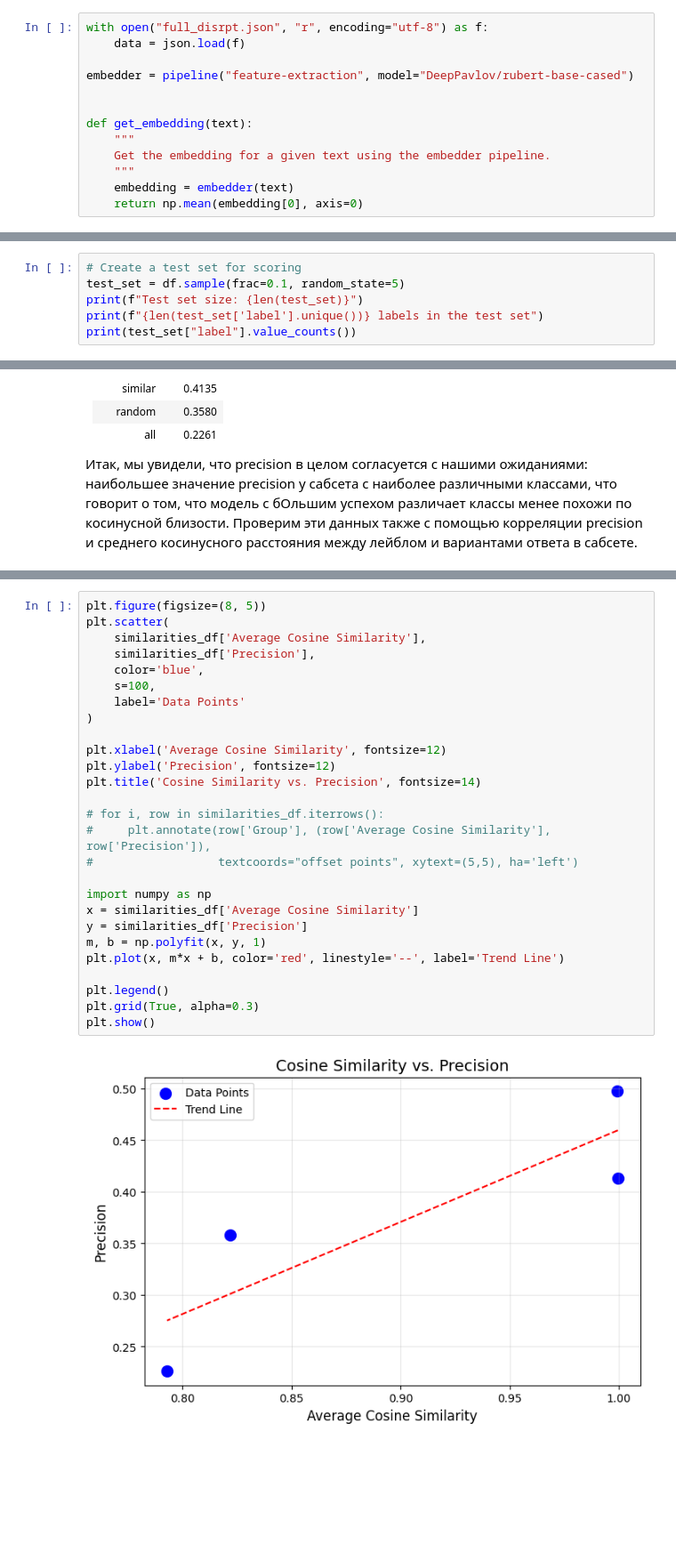
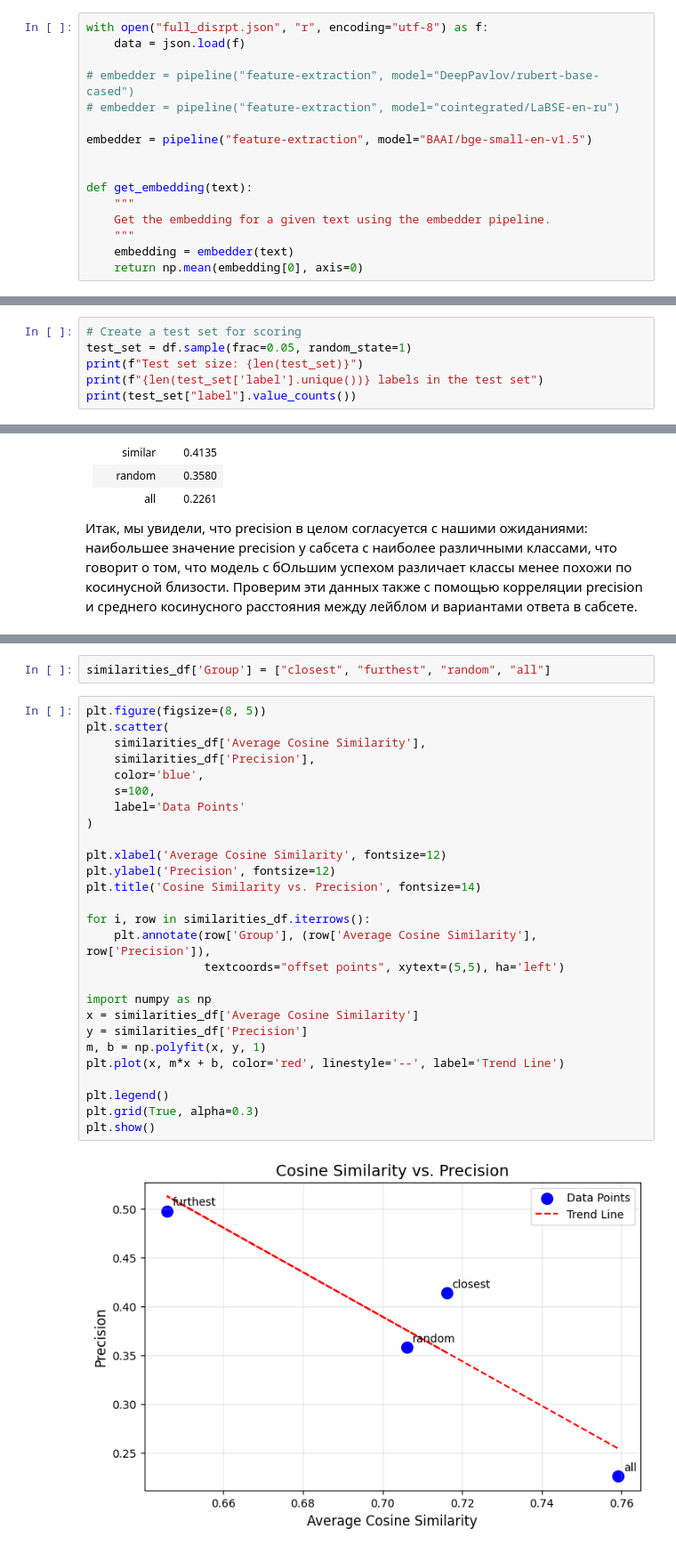
Before and after one commit to NotBioWaste905/DataAnalysis_Project, a Jupyter notebook: main.ipynb, the cells around one changed output, grey strips where cells are left out. Shown at 89% size. Cells and saved outputs as stored; diff of their text form; blank space fills up the shorter version.

Commit message:
Fixed embedder mistake

```diff
--- a/main.ipynb
+++ b/main.ipynb
@@ -40,7 +41,10 @@ from scipy.stats import pearsonr
 with open("full_disrpt.json", "r", encoding="utf-8") as f:
     data = json.load(f)
 
-embedder = pipeline("feature-extraction", model="DeepPavlov/rubert-base-cased")
+# embedder = pipeline("feature-extraction", model="DeepPavlov/rubert-base-cased")
+# embedder = pipeline("feature-extraction", model="cointegrated/LaBSE-en-ru")
+
+embedder = pipeline("feature-extraction", model="BAAI/bge-small-en-v1.5")
 
 
 def get_embedding(text):
@@ -108,7 +109,7 @@ plt.bar(labels_amount.index, labels_amount.values)
 Всё же, нам нужно будет выделить сабсет учитывающий дисбаланс классов.
 # %%
 # Create a test set for scoring
-test_set = df.sample(frac=0.1, random_state=5)
+test_set = df.sample(frac=0.05, random_state=1)
 print(f"Test set size: {len(test_set)}")
 print(f"{len(test_set['label'].unique())} labels in the test set")
 print(test_set["label"].value_counts())
@@ -777,32 +772,34 @@ similarities_df.head()
+# %%
+similarities_df['Group'] = ["closest", "furthest", "random", "all"]
 # %%
 plt.figure(figsize=(8, 5))
 plt.scatter(
     similarities_df['Average Cosine Similarity'],
     similarities_df['Precision'],
     color='blue',
     s=100,
     label='Data Points'
 )
 
 plt.xlabel('Average Cosine Similarity', fontsize=12)
 plt.ylabel('Precision', fontsize=12)
 plt.title('Cosine Similarity vs. Precision', fontsize=14)
 
-# for i, row in similarities_df.iterrows():
-#     plt.annotate(row['Group'], (row['Average Cosine Similarity'], row['Precision']),
-#                  textcoords="offset points", xytext=(5,5), ha='left')
+for i, row in similarities_df.iterrows():
+    plt.annotate(row['Group'], (row['Average Cosine Similarity'], row['Precision']),
+                 textcoords="offset points", xytext=(5,5), ha='left')
 
 import numpy as np
 x = similarities_df['Average Cosine Similarity']
 y = similarities_df['Precision']
 m, b = np.polyfit(x, y, 1)
 plt.plot(x, m*x + b, color='red', linestyle='--', label='Trend Line')
 
 plt.legend()
 plt.grid(True, alpha=0.3)
 plt.show()
 # %% [output]
-[figure, old version]
+[figure, new version]
 # %%
 corr, p_value = pearsonr(similarities_df['Average Cosine Similarity'], similarities_df['Precision'])
 print(f"Pearson correlation: {corr:.3f}, p-value: {p_value:.4f}")
```
Also changed, not shown: parts of 27 cells of this notebook, 7 other files.
